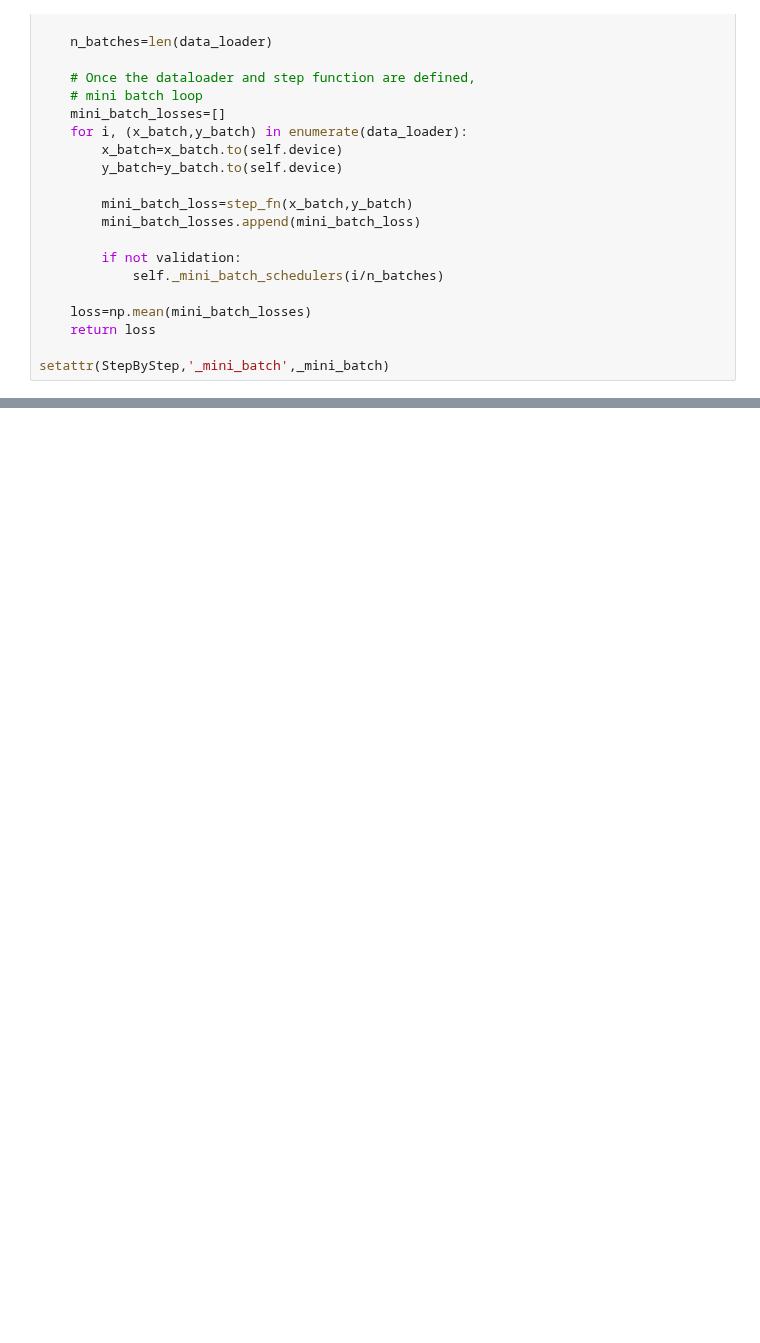
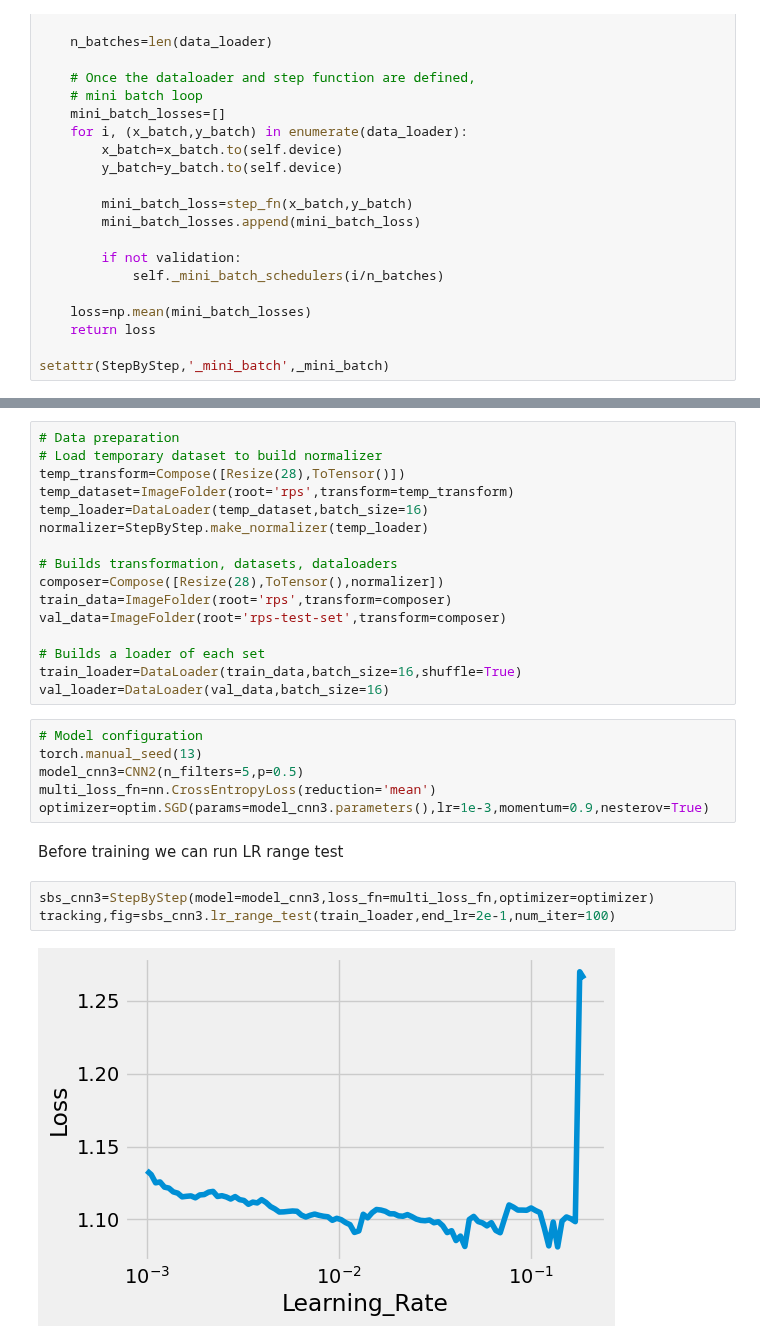
Before and after one commit to Anushkach/Deep-Learning, a Jupyter notebook: Deep Learning with Pytorch/Chapter 6.ipynb, the cells around one changed output, grey strips where cells are left out. Cells and saved outputs as stored; diff of their text form; blank space fills up the shorter version.

```diff
--- a/Deep Learning with Pytorch/Chapter 6.ipynb
+++ b/Deep Learning with Pytorch/Chapter 6.ipynb
@@ -1017,0 +1048,29 @@ setattr(StepByStep,'_mini_batch',_mini_batch)
+# %%
+# Data preparation
+# Load temporary dataset to build normalizer
+temp_transform=Compose([Resize(28),ToTensor()])
+temp_dataset=ImageFolder(root='rps',transform=temp_transform)
+temp_loader=DataLoader(temp_dataset,batch_size=16)
+normalizer=StepByStep.make_normalizer(temp_loader)
+
+# Builds transformation, datasets, dataloaders
+composer=Compose([Resize(28),ToTensor(),normalizer])
+train_data=ImageFolder(root='rps',transform=composer)
+val_data=ImageFolder(root='rps-test-set',transform=composer)
+
+# Builds a loader of each set
+train_loader=DataLoader(train_data,batch_size=16,shuffle=True)
+val_loader=DataLoader(val_data,batch_size=16)
+# %%
+# Model configuration
+torch.manual_seed(13)
+model_cnn3=CNN2(n_filters=5,p=0.5)
+multi_loss_fn=nn.CrossEntropyLoss(reduction='mean')
+optimizer=optim.SGD(params=model_cnn3.parameters(),lr=1e-3,momentum=0.9,nesterov=True)
+# %% [markdown]
+Before training we can run LR range test
+# %%
+sbs_cnn3=StepByStep(model=model_cnn3,loss_fn=multi_loss_fn,optimizer=optimizer)
+tracking,fig=sbs_cnn3.lr_range_test(train_loader,end_lr=2e-1,num_iter=100)
+# %% [output]
+[figure, added]
```
Also changed, not shown: parts of 11 cells of this notebook.
